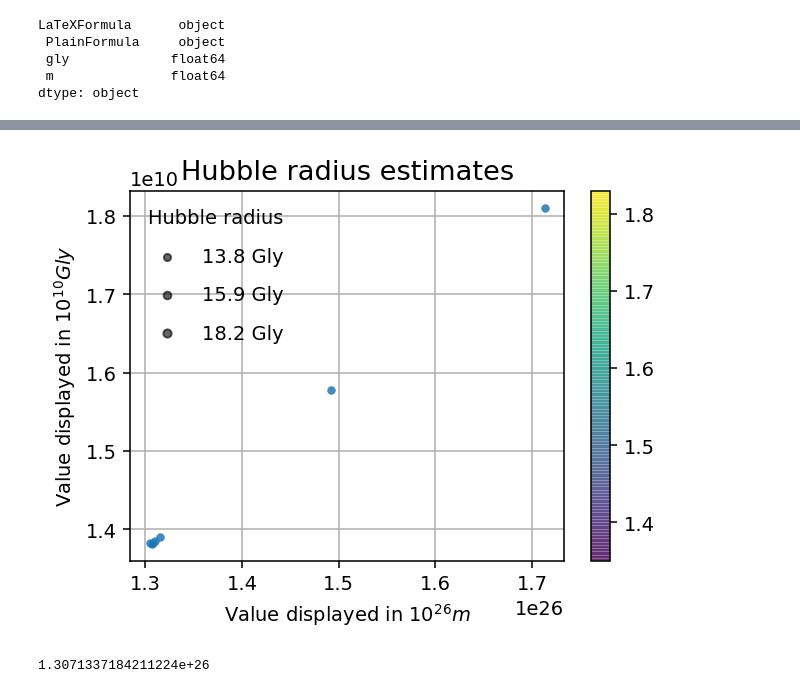
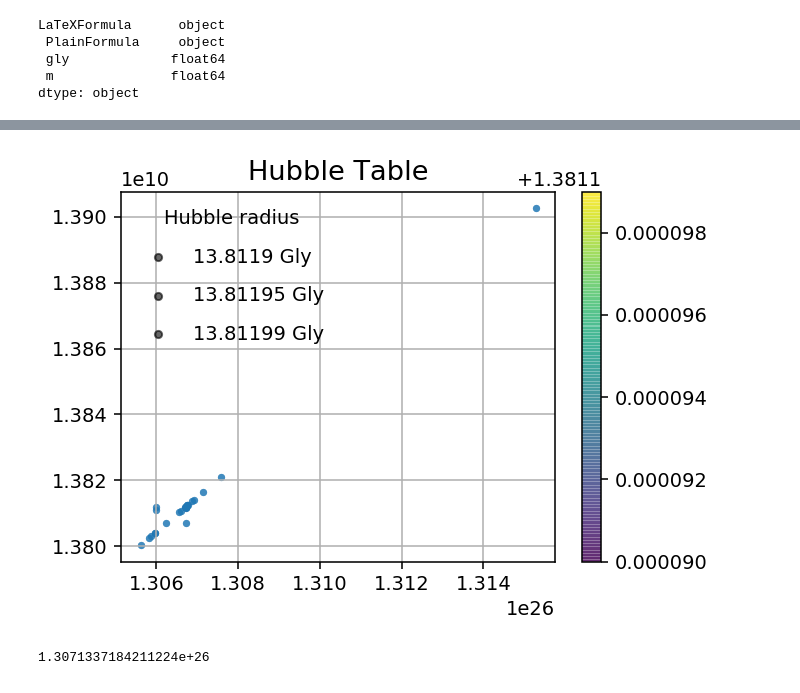
Before and after one commit to LaGuer/hubble-radius, a Jupyter notebook: hubble-radius.ipynb, the cells around one changed output, grey strips where cells are left out. Drawn from its saved outputs; the diff is of its cells as text; code cells hidden in the pictures.

```diff
--- a/hubble-radius.ipynb
+++ b/hubble-radius.ipynb
@@ -276,0 +261,9 @@ df.tail(20)
+# %%
+df = pd.read_csv("hubble-table.csv", dtype = {"Gly" : "float64","m" : "float64"}, skiprows = [50,51], sep = ",")
+display = pd.options.display
+#display.max_columns = (None)
+#display.max_rows = 24
+display.max_colwidth = 199
+display.width = None
+pd.set_option('display.max_rows', df.shape[0]+1)
+print(df)
@@ -584,30 +818,30 @@ df3.tail(20)
 # %%
 %matplotlib inline
 w = 5
 h = 3.5
 d = 140
 plt.figure(figsize=(w, h), dpi=d)
-table3=df2.iloc[:,[2,2]]
-table4=df2.iloc[:,[3,3]]
-for area in [13.8, 15.9, 18.2]:
+table3=df.iloc[:,[3,3]]
+table4=df.iloc[:,[2,2]]
+for area in [13.81190, 13.81195, 13.81199]:
     plt.scatter([],[], c='k', alpha=0.6, s=area,
                 label=str(area) + ' Gly')
 #plt.scatter(df3.iloc[:,[2,2]], df3.iloc[:,[3,3]], label=None,
-plt.scatter(df3.iloc[:,[3,3]], df3.iloc[:,[2,2]],label=None,
+plt.scatter(df.iloc[:,[3,3]], df.iloc[:,[2,2]],label=None,
 #            c=np.log10(table4), cmap='viridis',
             cmap='viridis',
             s=area, linewidth=0, alpha=0.6)
 #plt.scatter(df3.iloc[:,[2,2]], df3.iloc[:,[3,3]], s=3 )
-plt.ylabel('Value displayed in $10^{10}Gly$')
-plt.xlabel('Value displayed in $10^{26}m$')
-plt.title('Hubble radius estimates', fontsize=14, color="black")
+#plt.ylabel('Value displayed in $10^{10}Gly$')
+#plt.xlabel('Value displayed in $10^{26}m$')
+plt.title('Hubble Table', fontsize=14, color="black")
 
 plt.legend(scatterpoints=1, frameon=False, labelspacing=1, title='Hubble radius')
 plt.colorbar(label='')
-plt.clim(1.35,1.83)
+plt.clim(1.381190,1.381199)
 plt.grid()
 # %% [output]
-[figure, old version]
+[figure, new version]
 # %%
 import pandas as pd
 df = df.convert_dtypes(convert_integer=True)
```
Also changed, not shown: parts of 38 cells of this notebook.
